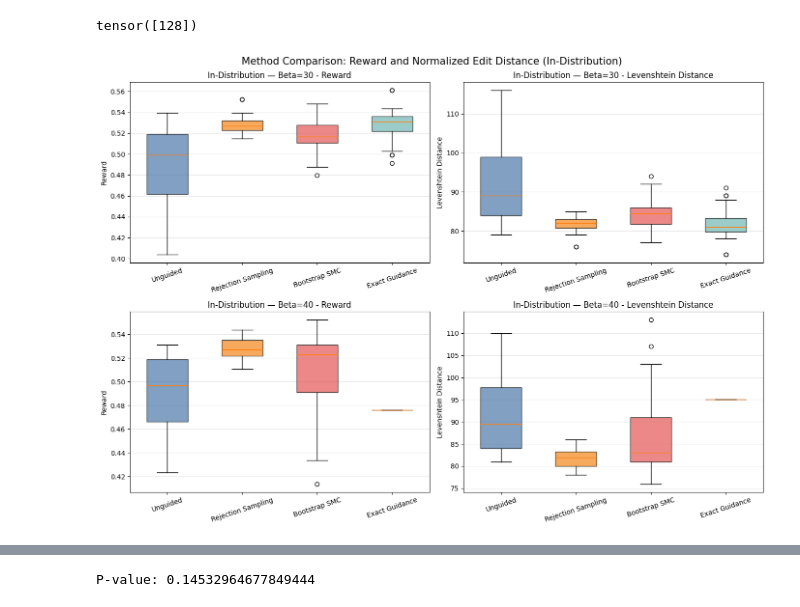
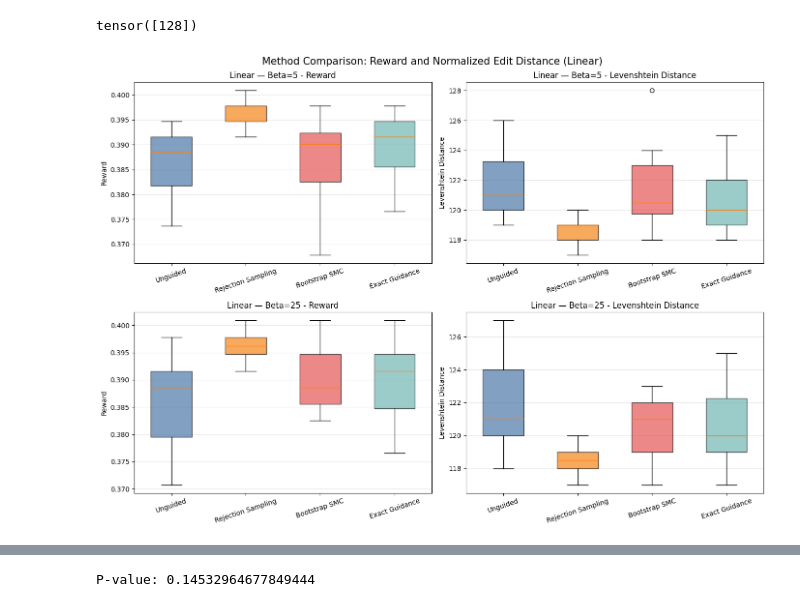
Before and after one commit to upsilonyc/edit-flows-guidance-demo, a Jupyter notebook: main.ipynb, the cells around one changed output, grey strips where cells are left out. Cells and saved outputs as stored; diff of their text form; code cells hidden in the pictures.

```diff
--- a/main.ipynb
+++ b/main.ipynb
@@ -941,6 +941,7 @@ def _ctmc_step(
     guidance: Optional[Callable] = None,
     target_y: Optional[torch.Tensor] = None,
     return_logprob: bool = False,
+    alpha: int = 5,
     beta: int = 5
 ):
     """Single Euler-CTMC step shared by all methods."""
@@ -969,7 +970,8 @@ def _ctmc_step(
             ins_probs,
             sub_probs,
             target_y,
-            beta
+            alpha=alpha,
+            beta=beta,
         )
         if isinstance(guided, (tuple, list)) and len(guided) == 3: # exact_guidance_lambda
             lambda_ins, lambda_sub, lambda_del = guided
@@ -1047,6 +1049,7 @@ def sample(
     n_steps: int = 1000,
     initial_x: Optional[torch.Tensor] = None,
     return_trajectory: bool = False,
+    alpha: int = 5,  # reward function parameter for guidance
     beta: int = 5 # reward sharpening
 ):
     """Shared sampler for unguided and guided inference, from x0 to x1."""
@@ -1073,7 +1076,8 @@ def sample(
             guidance=guidance,
             target_y=target_y,
             return_logprob=return_logprob,
-            beta = beta
+            alpha=alpha,
+            beta=beta,
         )
         if return_trajectory:
             trajectory.append(x_t.clone())
@@ -1103,7 +1107,7 @@ def best_of_k(
     start, best = time.perf_counter(), None
     for attempts in range(1, max_attempts + 1):
         out = sample(guidance=None, return_logprob=True, target_y=target_y, n_samples=1,
-                     n_steps=n_steps, initial_x=initial_x, return_trajectory=False)
+                     n_steps=n_steps, initial_x=initial_x, return_trajectory=False, alpha=alpha)
         x_final = out["final"][0]
         r = float(edit_distance_reward(x_final, target_y, alpha=alpha))
         lp = float(out["logprob"][0].item())
@@ -1175,6 +1179,8 @@ def bootstrap_smc_sample(
                 guidance=None,
                 target_y=target_y,
                 return_logprob=True,
+                alpha=alpha,
+                beta=beta,
             )
             if step_lp is None:
                 step_lp = torch.zeros(n_particles)
@@ -1356,6 +1362,8 @@ def run_single_trial(
             n_steps=n_steps,
             initial_x=initial_pair_x,
             return_trajectory=return_trajectory,
+            alpha=alpha,
+            beta=beta,
         )
         elapsed = time.perf_counter() - t0
         x_final = out["final"][0]
@@ -1403,6 +1411,7 @@ def run_single_trial(
             n_steps=n_steps,
             initial_x=initial_pair_x,
             return_trajectory=return_trajectory,
+            alpha=alpha,
             beta=beta,
         )
         elapsed = time.perf_counter() - t0
@@ -1670,8 +1679,8 @@ import pandas as pd
 import matplotlib.pyplot as plt
 
 trial_results_df = pd.read_csv("trials_280.csv")
-betas = [30, 40]
-target_names = "In-Distribution" # change this line to the target name in trials.csv for different target visualizations
+betas = [5, 25]
+target_names = "Linear" # change this line to the target name in trials.csv for different target visualizations
 method_specs = [
     ("unguided", "Unguided"),
     ("best_of_k", "Rejection Sampling"),
@@ -1683,36 +1692,36 @@ metric_specs = [
     ("reward", "Reward"),
     ("edit_distance", "Levenshtein Distance"),
 ]
 colors = ["#4C78A8", "#F58518", "#E45756", "#72B7B2"]
 
 fig, axes = plt.subplots(2, 2, figsize=(14, 10))
 
 for row_idx, beta in enumerate(betas):
     for col_idx, (metric_col, metric_label) in enumerate(metric_specs):
             ax = axes[row_idx, col_idx]
             target_subset = trial_results_df[
                 (trial_results_df["beta"] == beta)
                 & (trial_results_df["target"] == target_names)
             ]
             data = [
                 target_subset[target_subset["method"] == lbl][metric_col].to_numpy(dtype=float)
                 for _, lbl in method_specs
             ]
             bp = ax.boxplot(data, patch_artist=True, tick_labels=method_labels, widths=0.55)
             for patch, color in zip(bp["boxes"], colors):
                 patch.set_facecolor(color)
                 patch.set_alpha(0.7)
             ax.set_title(f"{target_names} — Beta={beta} - {metric_label}")
             ax.set_ylabel(metric_label)
             ax.tick_params(axis="x", rotation=18)
             ax.grid(True, axis="y", alpha=0.3)
 
-fig.suptitle("Method Comparison: Reward and Normalized Edit Distance (In-Distribution)", fontsize=15)
+fig.suptitle("Method Comparison: Reward and Normalized Edit Distance (Linear)", fontsize=15)
 fig.tight_layout()
-plt.savefig('benchmark_3_box_in_distribution.png')
+plt.savefig('benchmark_3_box_linear.png')
 plt.show()
 # %% [output]
-[figure, old version]
+[figure, new version]
 # %%
 # Visualization cell: load representative sequences and plot x0/targets + generated grids
 import json
```
Also changed, not shown: parts of 3 cells of this notebook, 10 other files.
